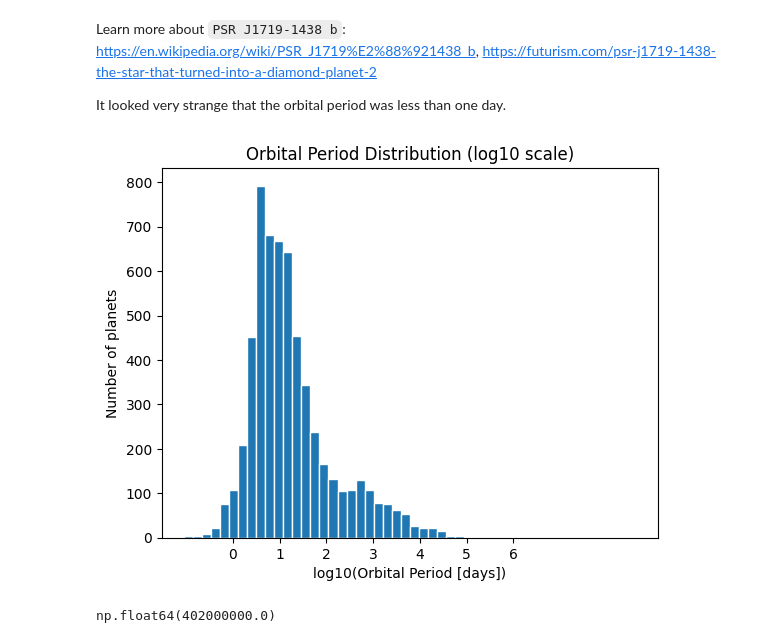
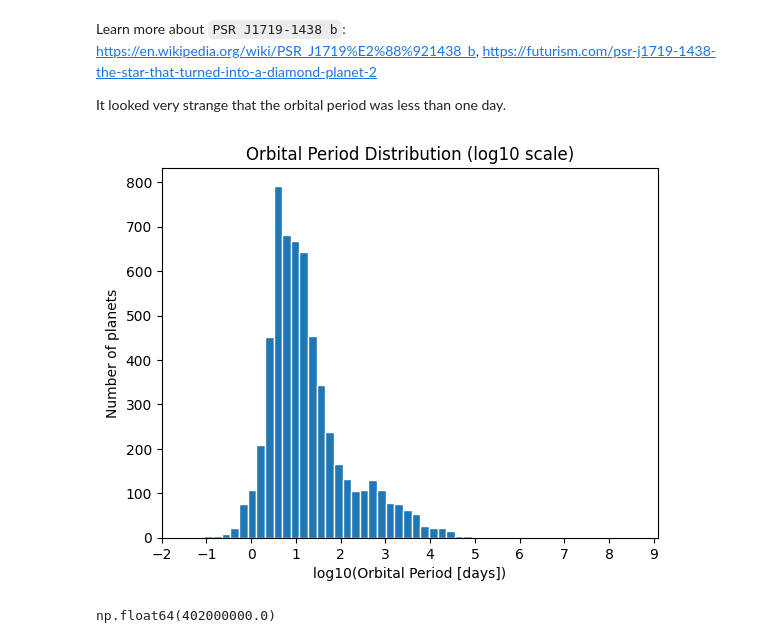
Before and after one commit to plamensve/DS_2026_FP, a Jupyter notebook: notebooks/03_orbital_period_vs_distance.ipynb, the cells around one changed output. Cells and saved outputs as stored; diff of their text form; code cells hidden in the pictures.

```diff
--- a/notebooks/03_orbital_period_vs_distance.ipynb
+++ b/notebooks/03_orbital_period_vs_distance.ipynb
@@ -68,14 +73,29 @@ Learn more about  `PSR J1719-1438 b`: https://en.wikipedia.org/wiki/PSR_J1719%E2
 
 It looked very strange that the orbital period was less than one day.
 # %%
-plt.hist(np.log10(data['orbital_period_days']), edgecolor='white', bins=50)
+# The distribution of orbital periods is highly skewed,
+# spanning several orders of magnitude.
+
+# Applying log10 transformation allows us to better visualize
+# the distribution and identify patterns that would otherwise be compressed.
+
+# The histogram shows that most planets have relatively short orbital periods,
+# while long-period planets are much less frequent.
+
+filtered = data[data['orbital_period_days'] > 0]
+
+log_data = np.log10(filtered['orbital_period_days'])
+
+plt.hist(log_data, edgecolor='white', bins=50)
 
 plt.title('Orbital Period Distribution (log10 scale)')
 plt.xlabel('log10(Orbital Period [days])')
 plt.ylabel('Number of planets')
 
-plt.xticks(range(0, 7))
+plt.xticks(np.arange(int(np.floor(log_data.min())),
+                     int(np.ceil(log_data.max())) + 1))
+
 plt.show()
 # %% [output]
-[figure, old version]
+[figure, new version]
 # %%
```
Also changed, not shown: parts of 9 cells of this notebook, 4 other files.
